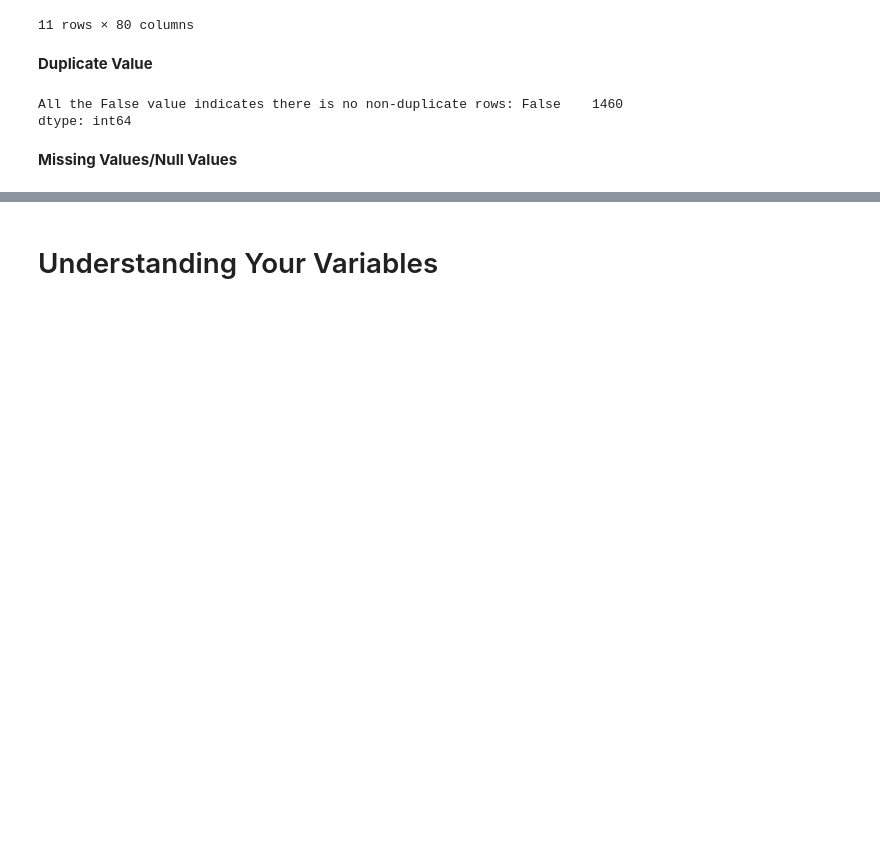
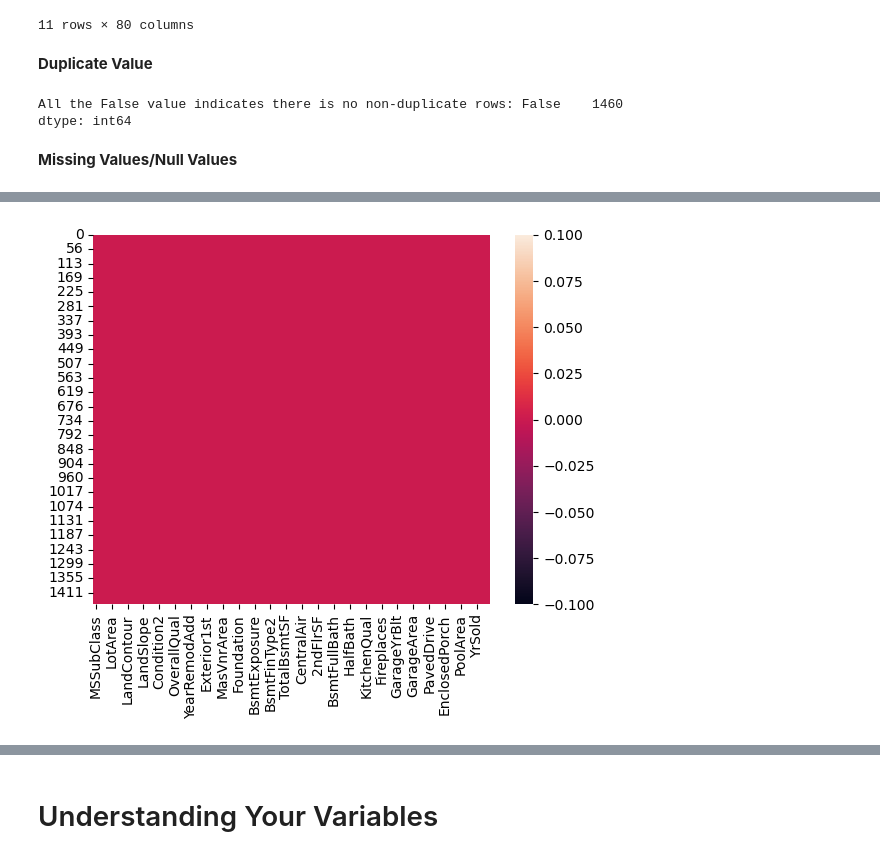
Before and after one commit to ritik1804k/House-Prices---Regression-Techniques-by-Ritik-, a Jupyter notebook: house-prices-regression-techniques-by-ritik.ipynb, the cells around one changed output, grey strips where cells are left out. Cells and saved outputs as stored; diff of their text form; code cells hidden in the pictures; blank space fills up the shorter version.

```diff
--- a/house-prices-regression-techniques-by-ritik.ipynb
+++ b/house-prices-regression-techniques-by-ritik.ipynb
@@ -34,6 +62,7 @@ dataset.head()
 **We will drop the Id column as it is not necessary for model training.**
 # %%
 dataset = dataset.drop('Id', axis=1)
+dataset_test = dataset_test.drop('Id', axis=1)
 dataset.head(3)
 # %% [output]
 |  | MSSubClass | MSZoning | LotFrontage | LotArea | Street | Alley | LotShape | LandContour | Utilities | ... |
@@ -121 +212,3 @@ Length: 80, dtype: int64
+# %%
+dataset_test = dataset_test.drop(['Alley','PoolQC','Fence','MiscFeature'],axis=1)
 # %% [markdown]
@@ -122,0 +233,20 @@ Some of the columns needs to be treated well as there is a high nunber of null v
+# %%
+# treating all the missing values with mode(of their respective column) train data
+dataset_test['BsmtQual'] = dataset_test['BsmtQual'].fillna(dataset_test['BsmtQual'].mode()[0])
+dataset_test['BsmtCond'] = dataset_test['BsmtCond'].fillna(dataset_test['BsmtCond'].mode()[0])
+dataset_test['BsmtExposure'] = dataset_test['BsmtExposure'].fillna(dataset_test['BsmtExposure'].mode()[0])
+dataset_test['BsmtFinType1'] = dataset_test['BsmtFinType1'].fillna(dataset_test['BsmtFinType1'].mode()[0])
+dataset_test['BsmtFinType2'] = dataset_test['BsmtFinType2'].fillna(dataset_test['BsmtFinType2'].mode()[0])
+dataset_test['GarageType'] = dataset_test['GarageType'].fillna(dataset_test['GarageType'].mode()[0])
+dataset_test['GarageFinish'] = dataset_test['GarageFinish'].fillna(dataset_test['GarageFinish'].mode()[0])
+dataset_test['GarageQual'] = dataset_test['GarageQual'].fillna(dataset_test['GarageQual'].mode()[0])
+dataset_test['GarageCond'] = dataset_test['GarageCond'].fillna(dataset_test['GarageCond'].mode()[0])
+dataset_test['MasVnrType'] = dataset_test['MasVnrType'].fillna(dataset_test['MasVnrType'].mode()[0])
+dataset_test['Electrical'] = dataset_test['Electrical'].fillna(dataset_test['Electrical'].mode()[0])
+dataset_test['FireplaceQu'] = dataset_test['FireplaceQu'].fillna(dataset_test['FireplaceQu'].mode()[0])
+dataset_test['LotFrontage'] = dataset_test['LotFrontage'].fillna(dataset_test['LotFrontage'].mode()[0])
+dataset_test['GarageYrBlt'] = dataset_test['GarageYrBlt'].fillna(dataset_test['GarageYrBlt'].mode()[0])
+dataset_test['MasVnrArea'] = dataset_test['MasVnrArea'].fillna(dataset_test['MasVnrArea'].mode()[0])
+# %%
+# Drop all rows with null values
+dataset_test = dataset_test.dropna()
@@ -129,0 +264,6 @@ plt.show()
+# %%
+plt.figure()
+sns.heatmap(dataset_test.isnull())
+plt.show()
+# %% [output]
+[figure, added]
```
Also changed, not shown: parts of 48 cells of this notebook.
